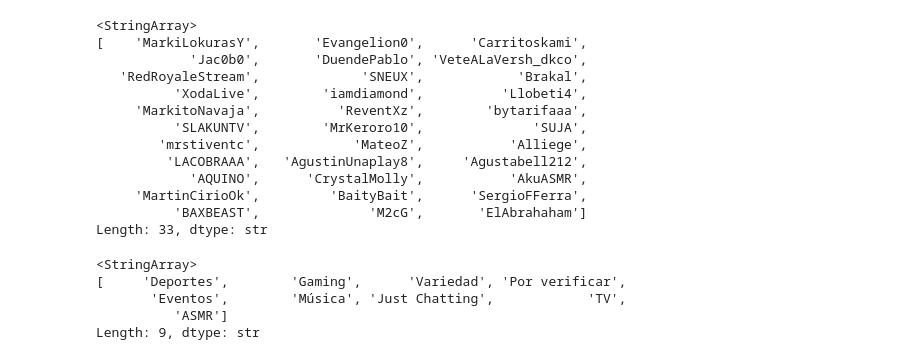
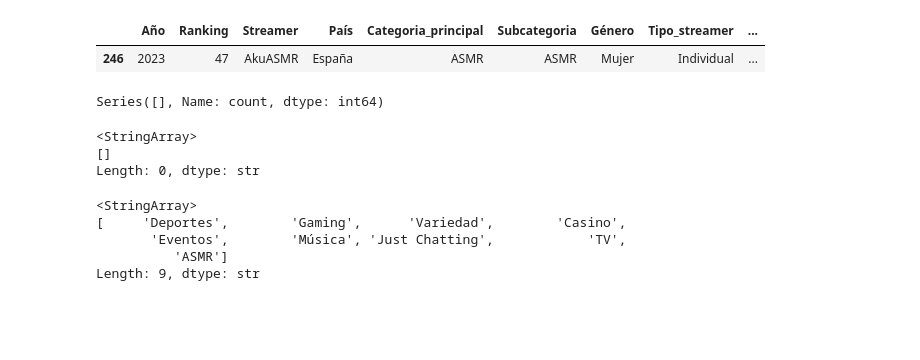
Before and after one commit to eszamoranoma/Proyecto_M4_PowerBI, a Jupyter notebook: Exploracion_Limpieza_Dataset.ipynb, the cells around one changed output. Saved outputs shown, nothing was run; the diff lists cells and outputs as text; code cells hidden in the pictures; blank space fills up the shorter version.

```diff
--- a/Exploracion_Limpieza_Dataset.ipynb
+++ b/Exploracion_Limpieza_Dataset.ipynb
@@ -144,26 +155,23 @@ See https://pandas.pydata.org/docs/user_guide/migration-3-strings.html#string-mi
+# %%
+df[df["Categoria_principal"] == "ASMR"]
+# %% [output]
+|  | Año | Ranking | Streamer | País | Categoria_principal | Subcategoria | Género | Tipo_streamer | ... |
+| 246 | 2023 | 47 | AkuASMR | España | ASMR | ASMR | Mujer | Individual | ... |
 # %%
-df2[df2["Subcategoria"].isna()]["Streamer"].value_counts()
+df[df["Subcategoria"].isna()]["Streamer"].value_counts()
+# %% [output]
+Series([], Name: count, dtype: int64)
 # %%
-df2[df2["Subcategoria"].isna()]["Streamer"].unique()
+df[df["Subcategoria"].isna()]["Streamer"].unique()
 # %% [output]
 <StringArray>
-[    'MarkiLokurasY',       'Evangelion0',      'Carritoskami',
-            'Jac0b0',       'DuendePablo', 'VeteALaVersh_dkco',
-   'RedRoyaleStream',             'SNEUX',            'Brakal',
-          'XodaLive',        'iamdiamond',          'Llobeti4',
-     'MarkitoNavaja',          'ReventXz',        'bytarifaaa',
-          'SLAKUNTV',        'MrKeroro10',              'SUJA',
-        'mrstiventc',            'MateoZ',           'Alliege',
-         'LACOBRAAA',   'AgustinUnaplay8',     'Agustabell212',
-            'AQUINO',      'CrystalMolly',           'AkuASMR',
-     'MartinCirioOk',         'BaityBait',      'SergioFFerra',
-          'BAXBEAST',              'M2cG',       'ElAbrahaham']
-Length: 33, dtype: str
+[]
+Length: 0, dtype: str
 # %%
-df2["Categoria_principal"].unique()
+df["Categoria_principal"].unique()
 # %% [output]
 <StringArray>
-[     'Deportes',        'Gaming',      'Variedad', 'Por verificar',
+[     'Deportes',        'Gaming',      'Variedad',        'Casino',
        'Eventos',        'Música', 'Just Chatting',            'TV',
           'ASMR']
 Length: 9, dtype: str
```
Also changed, not shown: parts of 7 cells of this notebook, 2 other files.
